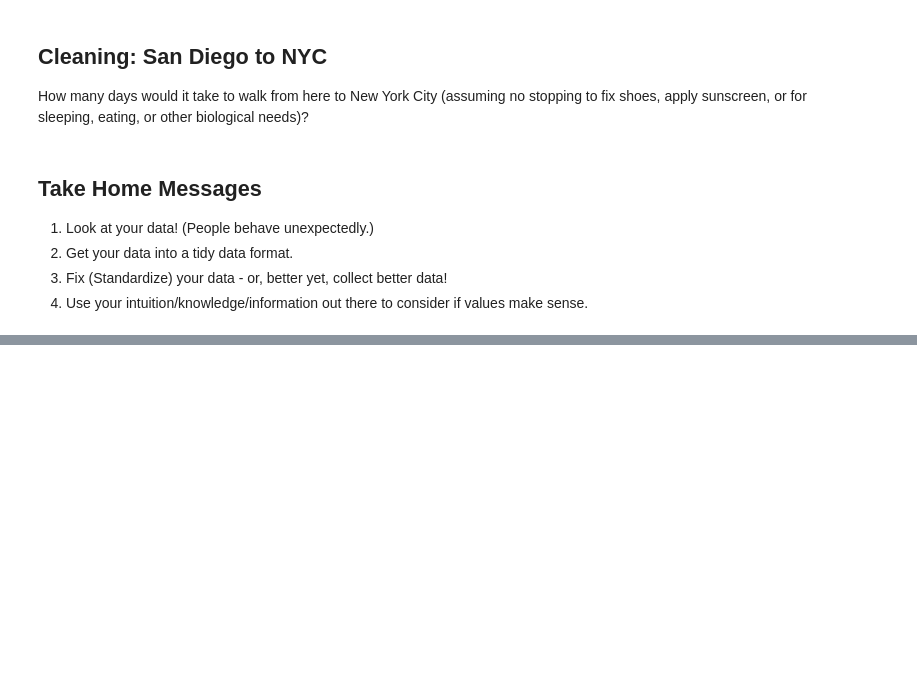
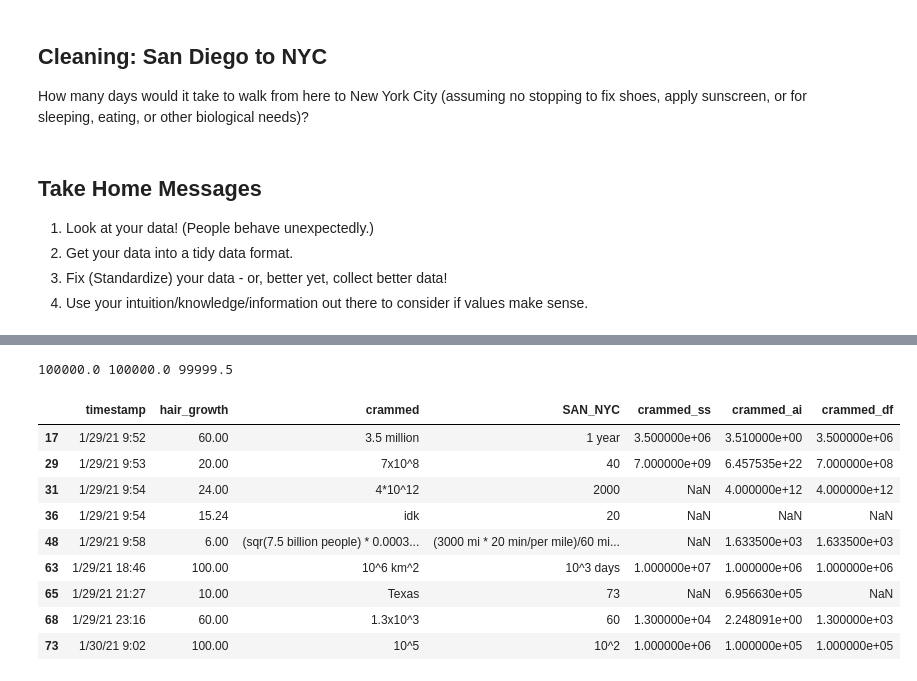
Before and after one commit to 404EZRA/Lectures-Wi21, a Jupyter notebook: 05_analysis/05_03_fermi.ipynb, the cells around one changed output, grey strips where cells are left out. Drawn from its saved outputs; the diff is of its cells as text; code cells hidden in the pictures; blank space fills up the shorter version.

```diff
--- a/05_analysis/05_03_fermi.ipynb
+++ b/05_analysis/05_03_fermi.ipynb
@@ -291,0 +355,28 @@ df['SAN_NYC'].median()
+# %%
+def standardize_crammed_ai(string):
+
+    output = None
+
+    # Basic string pre-processing + take care of commas
+    string = string.lower().strip().replace(",", "")
+
+    # take care of included unit cases
+    string = string.replace("km^2", "").strip()
+    string = string.replace("km2", "").strip()
+
+    # take care of special cases
+    string = string.replace("idk", "")
+    string = string.replace("(sqr(7.5 billion people) * 0.00033 m) * (sqr(7.5 billion people) * 0.00066 m) ~ 1633.5  (a rectangle of people 'cause our sides are shorter than our fronts/backs???)", "1633.5")
+    string = string.replace("texas", "695663")
+
+    # take care of scientific notation and word cases with math/eval
+    string = string.replace(" million", "1000000")
+    string = string.replace("x", "").replace("^", "**")
+
+    # convert to numeric
+    try:
+        output = float(eval(string))
+    except:
+        output = np.nan
+
+    return output
@@ -291,0 +426,23 @@ df['SAN_NYC'].median()
+# %%
+df["crammed_ai"] = df["crammed"].apply(standardize_crammed_ai)
+df["crammed_df"] = df["crammed"].apply(standardize_crammed_df)
+# %%
+# compare to actual value: 1,000-10,000 km^2)
+print(df['crammed_ss'].median(), df['crammed_df'].median(), df['crammed_ai'].median())
+# %% [output]
+100000.0 100000.0 99999.5
+# %%
+# starting to look at places where values differ
+# see cases not handled by one or the other method
+df[df['crammed_ss'] != df['crammed_ai']]
+# %% [output]
+|  | timestamp | hair_growth | crammed | SAN_NYC | crammed_ss | crammed_ai | crammed_df |
+| 17 | 1/29/21 9:52 | 60.00 | 3.5 million | 1 year | 3.500000e+06 | 3.510000e+00 | 3.500000e+06 |
+| 29 | 1/29/21 9:53 | 20.00 | 7x10^8 | 40 | 7.000000e+09 | 6.457535e+22 | 7.000000e+08 |
+| 31 | 1/29/21 9:54 | 24.00 | 4*10^12 | 2000 | NaN | 4.000000e+12 | 4.000000e+12 |
+| 36 | 1/29/21 9:54 | 15.24 | idk | 20 | NaN | NaN | NaN |
+| 48 | 1/29/21 9:58 | 6.00 | (sqr(7.5 billion people) * 0.0003... | (3000 mi * 20 min/per mile)/60 mi... | NaN | 1.633500e+03 | 1.633500e+03 |
+| 63 | 1/29/21 18:46 | 100.00 | 10^6 km^2 | 10^3 days | 1.000000e+07 | 1.000000e+06 | 1.000000e+06 |
+| 65 | 1/29/21 21:27 | 10.00 | Texas | 73 | NaN | 6.956630e+05 | NaN |
+| 68 | 1/29/21 23:16 | 60.00 | 1.3x10^3 | 60 | 1.300000e+04 | 2.248091e+00 | 1.300000e+03 |
+| 73 | 1/30/21 9:02 | 100.00 | 10^5 | 10^2 | 1.000000e+06 | 1.000000e+05 | 1.000000e+05 |
```
Also changed, not shown: parts of 22 cells of this notebook.
